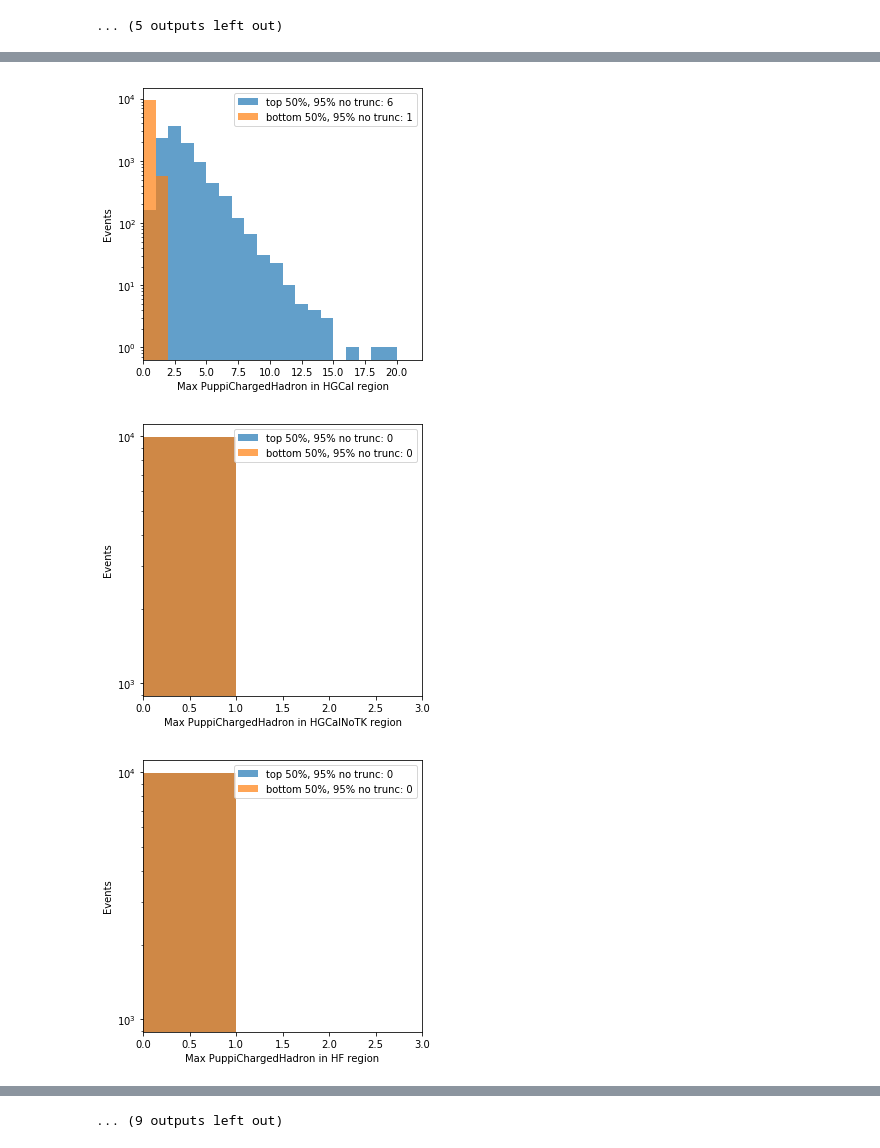
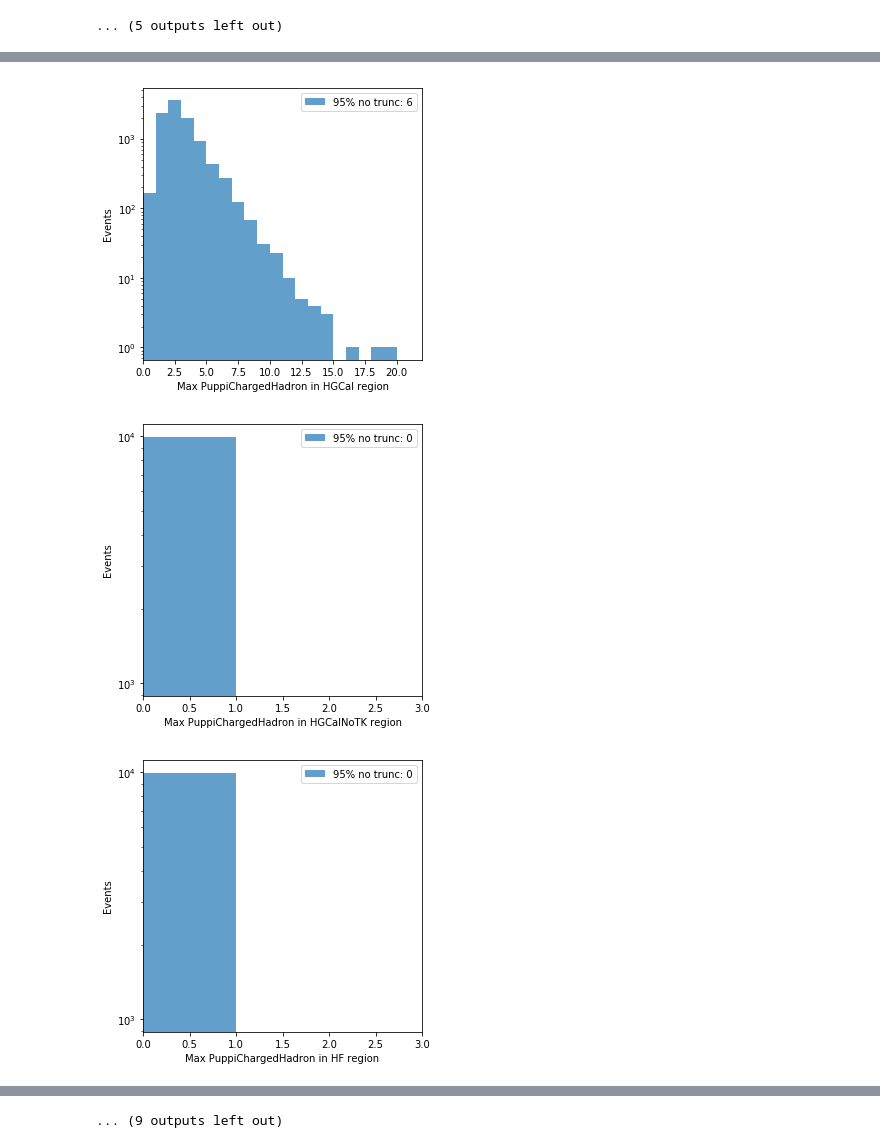
Before and after one commit to Infinity-Edge/P2L1TPFPLoadBalancing, a Jupyter notebook: P2L1PFPLoadBalancing.ipynb, the cells around one changed output, grey strips where cells are left out. Saved outputs shown, nothing was run; the diff lists cells and outputs as text; code cells hidden in the pictures.

```diff
--- a/P2L1PFPLoadBalancing.ipynb
+++ b/P2L1PFPLoadBalancing.ipynb
@@ -47,7 +71,7 @@ def get_hists(obj='Calo',detector='Barrel', split=0.5):
 # %%
 for obj in ['Calo', 'EmCalo', 'TK', 'Mu']:
     for detector in ['Barrel', 'HGCal', 'HGCalNoTK', 'HF']:
-        top_N_max_hist, bot_N_max_hist = get_hists(obj=obj, detector=detector, split=0.5)
+        top_N_max_hist, bot_N_max_hist = get_hists(objs=[obj], detector=detector, split=0.5)
         top_N_max_hist_95cl = get_max_notrunc(top_N_max_hist, cl=0.95)
         bot_N_max_hist_95cl = get_max_notrunc(bot_N_max_hist, cl=0.95)
         print(obj, detector, '95% no trunc.', 'top', top_N_max_hist_95cl, 'bottom', bot_N_max_hist_95cl)
@@ -115,8 +107,7 @@ print(tree.keys())
 # %%
 for obj in ['PFChargedHadron','PFNeutralHadron', 'PFElectron','PFPhoton', 'PFMuon']:
     for detector in ['Barrel', 'HGCal', 'HGCalNoTK', 'HF']:
-        top_N_max_hist, bot_N_max_hist = get_hists(obj=obj, detector=detector, split=0.5)
+        top_N_max_hist, bot_N_max_hist = get_hists(objs=[obj], detector=detector, split=1)
         top_N_max_hist_95cl = get_max_notrunc(top_N_max_hist, cl=0.95)
-        bot_N_max_hist_95cl = get_max_notrunc(bot_N_max_hist, cl=0.95)
-        print(obj, detector, '95% no trunc.', 'top', top_N_max_hist_95cl, 'bottom', bot_N_max_hist_95cl)
+        print(obj, detector, '95% no trunc.', 'top', top_N_max_hist_95cl)
 # %% [output]
@@ -155,8 +146,7 @@ for obj in ['PFChargedHadron','PFNeutralHadron', 'PFElectron','PFPhoton', 'PFMuo
 # %%
 for obj in ['PuppiChargedHadron','PuppiNeutralHadron', 'PuppiElectron','PuppiPhoton', 'PuppiMuon']:
     for detector in ['Barrel', 'HGCal', 'HGCalNoTK', 'HF']:
-        top_N_max_hist, bot_N_max_hist = get_hists(obj=obj, detector=detector, split=0.5)
+        top_N_max_hist, bot_N_max_hist = get_hists(objs=[obj], detector=detector, split=1)
         top_N_max_hist_95cl = get_max_notrunc(top_N_max_hist, cl=0.95)
-        bot_N_max_hist_95cl = get_max_notrunc(bot_N_max_hist, cl=0.95)
-        print(obj, detector, '95% no trunc.', 'top', top_N_max_hist_95cl, 'bottom', bot_N_max_hist_95cl)
+        print(obj, detector, '95% no trunc.', 'top', top_N_max_hist_95cl)
 # %% [output]
@@ -184,3 +174,3 @@ for obj in ['PuppiChargedHadron','PuppiNeutralHadron', 'PuppiElectron','PuppiPho
-[figure, old version]
+[figure, new version]
-[figure, old version]
+[figure, new version]
-[figure, old version]
+[figure, new version]
```
Also changed, not shown: parts of 7 cells of this notebook, 1 other file.
